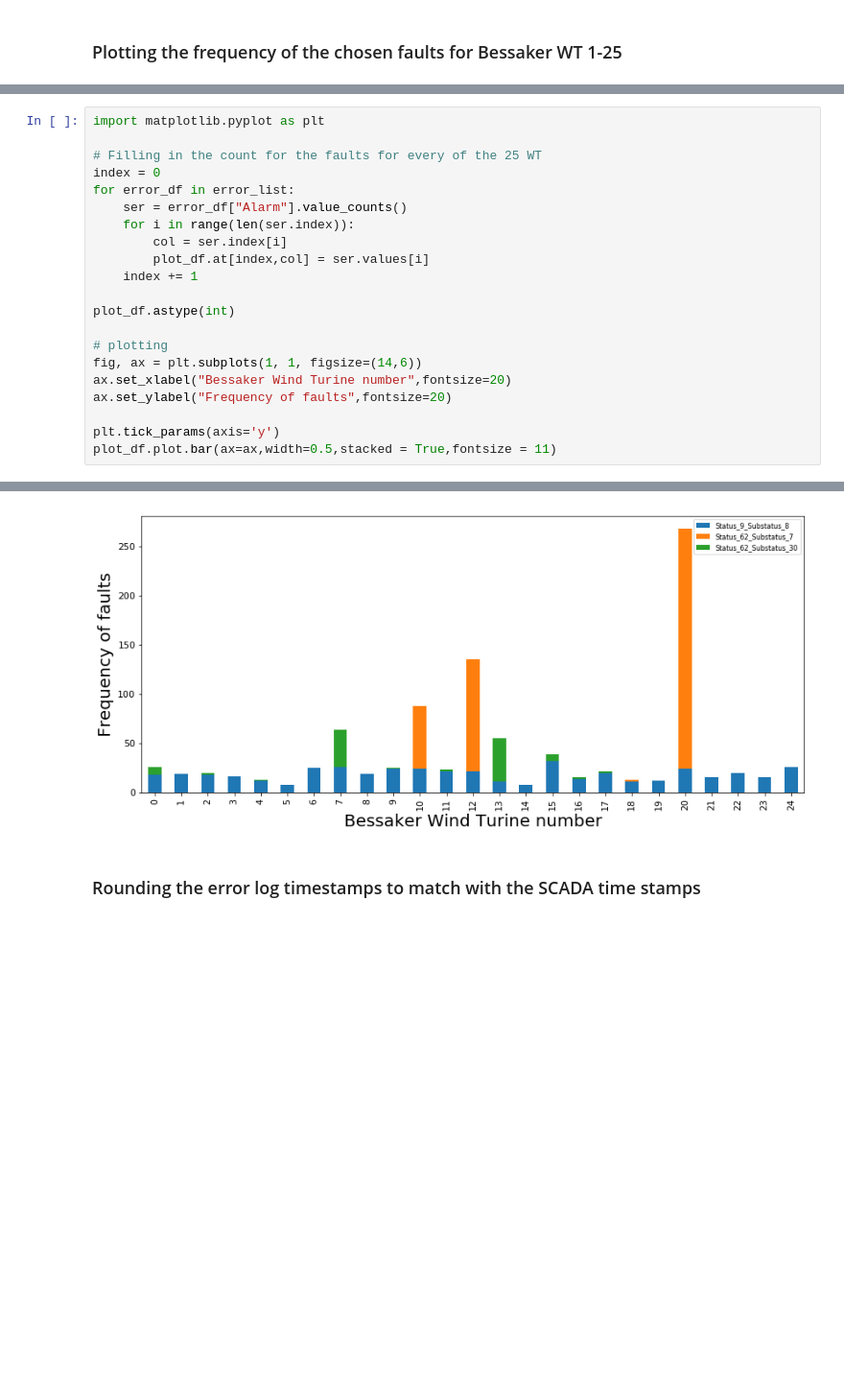
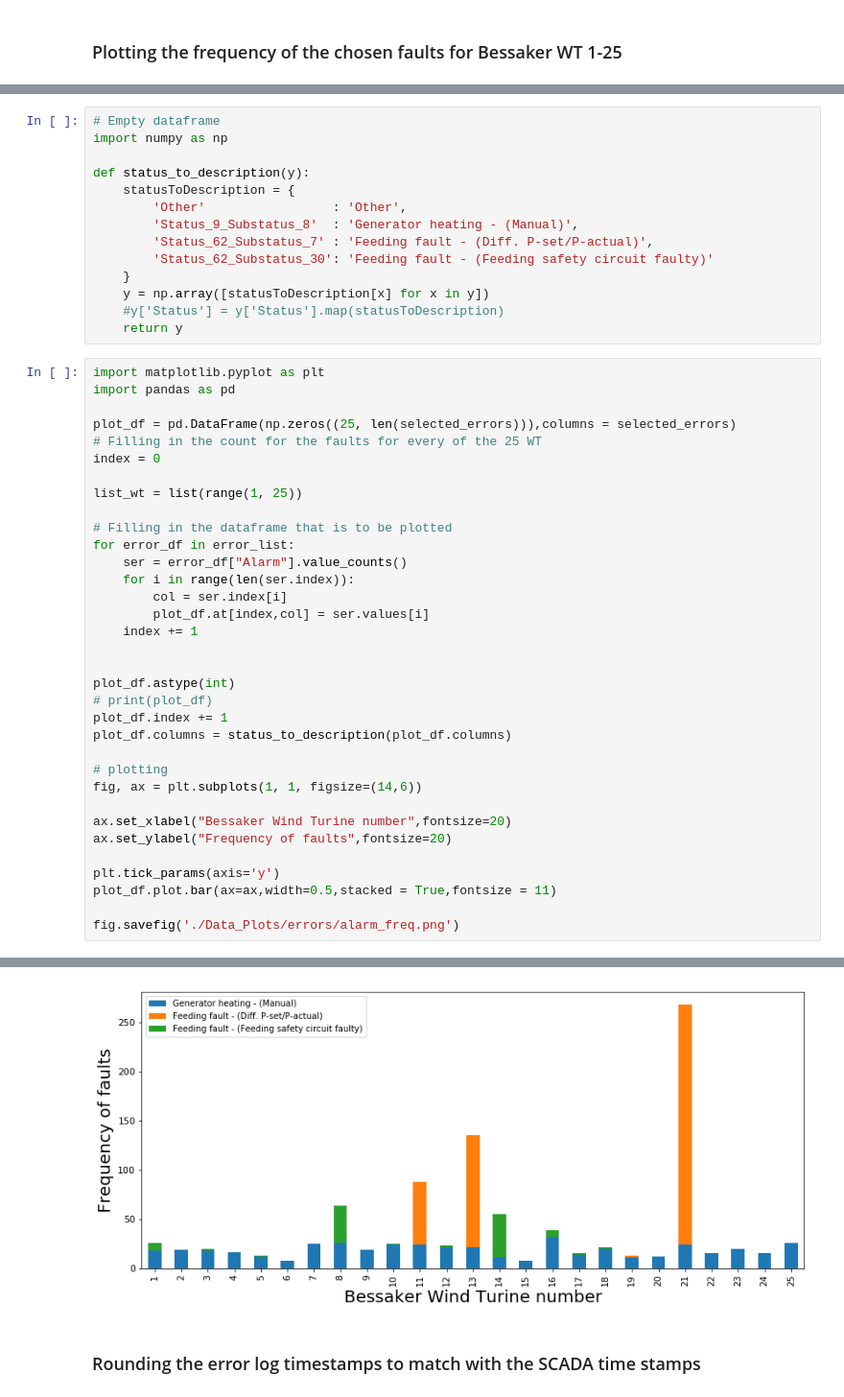
Before and after one commit to StianIsmar/project-thesis, a Jupyter notebook: TE/fill_in_blanks.ipynb, the cells around one changed output, grey strips where cells are left out. Shown at 96% size. Cells and saved outputs as stored; diff of their text form; blank space fills up the shorter version.

Commit message:
Added plot for fault frequency

```diff
--- a/TE/fill_in_blanks.ipynb
+++ b/TE/fill_in_blanks.ipynb
@@ -419,8 +416,28 @@ plot_df = pd.DataFrame(np.zeros((25, len(selected_errors))),columns = selected_e
+# %%
+# Empty dataframe
+import numpy as np
+
+def status_to_description(y):
+    statusToDescription = {
+        'Other'                 : 'Other',
+        'Status_9_Substatus_8'  : 'Generator heating - (Manual)',
+        'Status_62_Substatus_7' : 'Feeding fault - (Diff. P-set/P-actual)',
+        'Status_62_Substatus_30': 'Feeding fault - (Feeding safety circuit faulty)'
+    }
+    y = np.array([statusToDescription[x] for x in y])
+    #y['Status'] = y['Status'].map(statusToDescription)
+    return y
 # %%
 import matplotlib.pyplot as plt
+import pandas as pd
 
+plot_df = pd.DataFrame(np.zeros((25, len(selected_errors))),columns = selected_errors)
 # Filling in the count for the faults for every of the 25 WT
 index = 0
+
+list_wt = list(range(1, 25))
+
+# Filling in the dataframe that is to be plotted
 for error_df in error_list:
     ser = error_df["Alarm"].value_counts()
     for i in range(len(ser.index)):
@@ -428,13 +445,20 @@ for error_df in error_list:
         plot_df.at[index,col] = ser.values[i]
     index += 1
 
+
 plot_df.astype(int)
+# print(plot_df)
+plot_df.index += 1
+plot_df.columns = status_to_description(plot_df.columns)
 
 # plotting
 fig, ax = plt.subplots(1, 1, figsize=(14,6))
+
 ax.set_xlabel("Bessaker Wind Turine number",fontsize=20)
 ax.set_ylabel("Frequency of faults",fontsize=20)
 
 plt.tick_params(axis='y')
 plot_df.plot.bar(ax=ax,width=0.5,stacked = True,fontsize = 11)
+
+fig.savefig('./Data_Plots/errors/alarm_freq.png')
 # %% [output]
@@ -442,4 +465,4 @@ plot_df.plot.bar(ax=ax,width=0.5,stacked = True,fontsize = 11)
-[figure, old version]
+[figure, new version]
 # %% [markdown]
 ### Rounding the error log timestamps to match with the SCADA time stamps
 # %%
```
Also changed, not shown: parts of 3 cells of this notebook, 1 other file.
